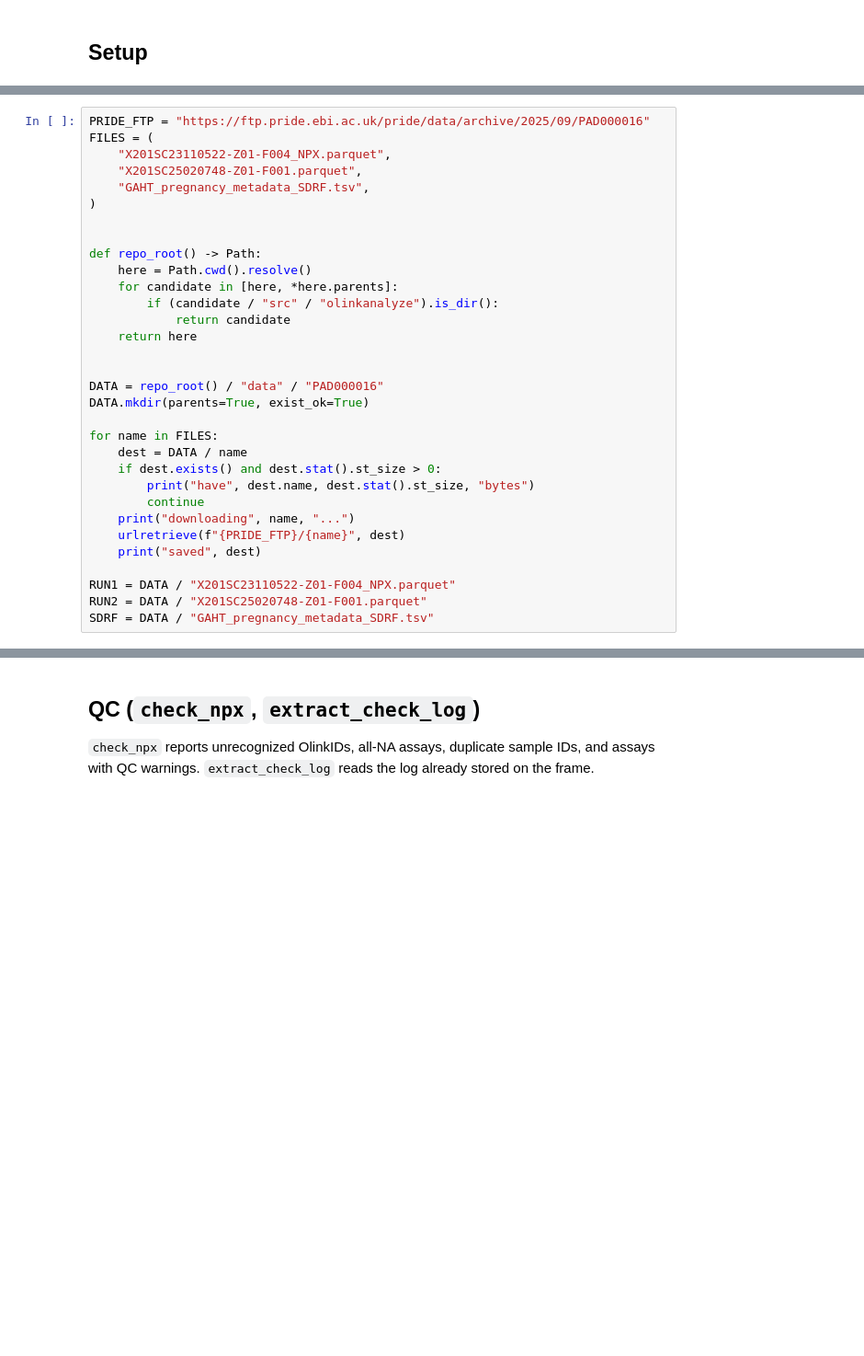
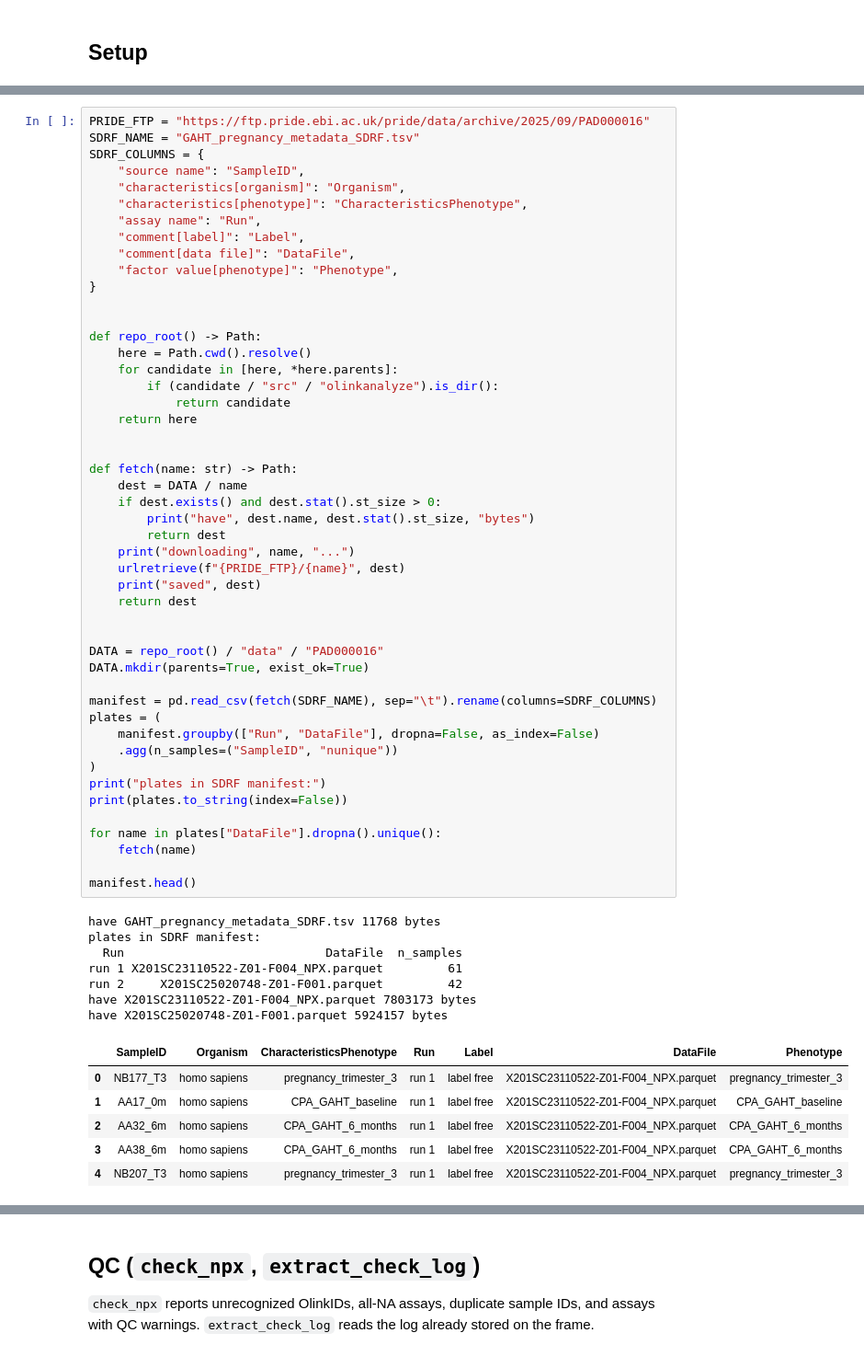
Before and after one commit to Olink-Proteomics/OlinkPythonPackage, a Jupyter notebook: examples/pad000016_showcase.ipynb, the cells around one changed output, grey strips where cells are left out. Shown at 92% size. Drawn from its saved outputs; the diff is of its cells as text; blank space fills up the shorter version.

Commit message:
add sdrf to file

```diff
--- a/examples/pad000016_showcase.ipynb
+++ b/examples/pad000016_showcase.ipynb
@@ -33,35 +39,65 @@ already present. EBI FTP can take 30–40 seconds to start transferring.
 # %%
 PRIDE_FTP = "https://ftp.pride.ebi.ac.uk/pride/data/archive/2025/09/PAD000016"
-FILES = (
-    "X201SC23110522-Z01-F004_NPX.parquet",
-    "X201SC25020748-Z01-F001.parquet",
-    "GAHT_pregnancy_metadata_SDRF.tsv",
-)
+SDRF_NAME = "GAHT_pregnancy_metadata_SDRF.tsv"
+SDRF_COLUMNS = {
+    "source name": "SampleID",
+    "characteristics[organism]": "Organism",
+    "characteristics[phenotype]": "CharacteristicsPhenotype",
+    "assay name": "Run",
+    "comment[label]": "Label",
+    "comment[data file]": "DataFile",
+    "factor value[phenotype]": "Phenotype",
+}
 
 
 def repo_root() -> Path:
     here = Path.cwd().resolve()
     for candidate in [here, *here.parents]:
         if (candidate / "src" / "olinkanalyze").is_dir():
             return candidate
     return here
 
 
+def fetch(name: str) -> Path:
+    dest = DATA / name
+    if dest.exists() and dest.stat().st_size > 0:
+        print("have", dest.name, dest.stat().st_size, "bytes")
+        return dest
+    print("downloading", name, "...")
+    urlretrieve(f"{PRIDE_FTP}/{name}", dest)
+    print("saved", dest)
+    return dest
+
+
 DATA = repo_root() / "data" / "PAD000016"
 DATA.mkdir(parents=True, exist_ok=True)
 
-for name in FILES:
-    dest = DATA / name
-    if dest.exists() and dest.stat().st_size > 0:
-        print("have", dest.name, dest.stat().st_size, "bytes")
-        continue
-    print("downloading", name, "...")
-    urlretrieve(f"{PRIDE_FTP}/{name}", dest)
-    print("saved", dest)
+manifest = pd.read_csv(fetch(SDRF_NAME), sep="\t").rename(columns=SDRF_COLUMNS)
+plates = (
+    manifest.groupby(["Run", "DataFile"], dropna=False, as_index=False)
+    .agg(n_samples=("SampleID", "nunique"))
+)
+print("plates in SDRF manifest:")
+print(plates.to_string(index=False))
 
-RUN1 = DATA / "X201SC23110522-Z01-F004_NPX.parquet"
-RUN2 = DATA / "X201SC25020748-Z01-F001.parquet"
-SDRF = DATA / "GAHT_pregnancy_metadata_SDRF.tsv"
+for name in plates["DataFile"].dropna().unique():
+    fetch(name)
+
+manifest.head()
+# %% [output]
+have GAHT_pregnancy_metadata_SDRF.tsv 11768 bytes
+plates in SDRF manifest:
+  Run                            DataFile  n_samples
+run 1 X201SC23110522-Z01-F004_NPX.parquet         61
+run 2     X201SC25020748-Z01-F001.parquet         42
+have X201SC23110522-Z01-F004_NPX.parquet 7803173 bytes
+have X201SC25020748-Z01-F001.parquet 5924157 bytes
+|  | SampleID | Organism | CharacteristicsPhenotype | Run | Label | DataFile | Phenotype |
+| 0 | NB177_T3 | homo sapiens | pregnancy_trimester_3 | run 1 | label free | X201SC23110522-Z01-F004_NPX.parquet | pregnancy_trimester_3 |
+| 1 | AA17_0m | homo sapiens | CPA_GAHT_baseline | run 1 | label free | X201SC23110522-Z01-F004_NPX.parquet | CPA_GAHT_baseline |
+| 2 | AA32_6m | homo sapiens | CPA_GAHT_6_months | run 1 | label free | X201SC23110522-Z01-F004_NPX.parquet | CPA_GAHT_6_months |
+| 3 | AA38_6m | homo sapiens | CPA_GAHT_6_months | run 1 | label free | X201SC23110522-Z01-F004_NPX.parquet | CPA_GAHT_6_months |
+| 4 | NB207_T3 | homo sapiens | pregnancy_trimester_3 | run 1 | label free | X201SC23110522-Z01-F004_NPX.parquet | pregnancy_trimester_3 |
 # %% [markdown]
 ## `read_npx`
 
```
Also changed, not shown: parts of 22 cells of this notebook.
